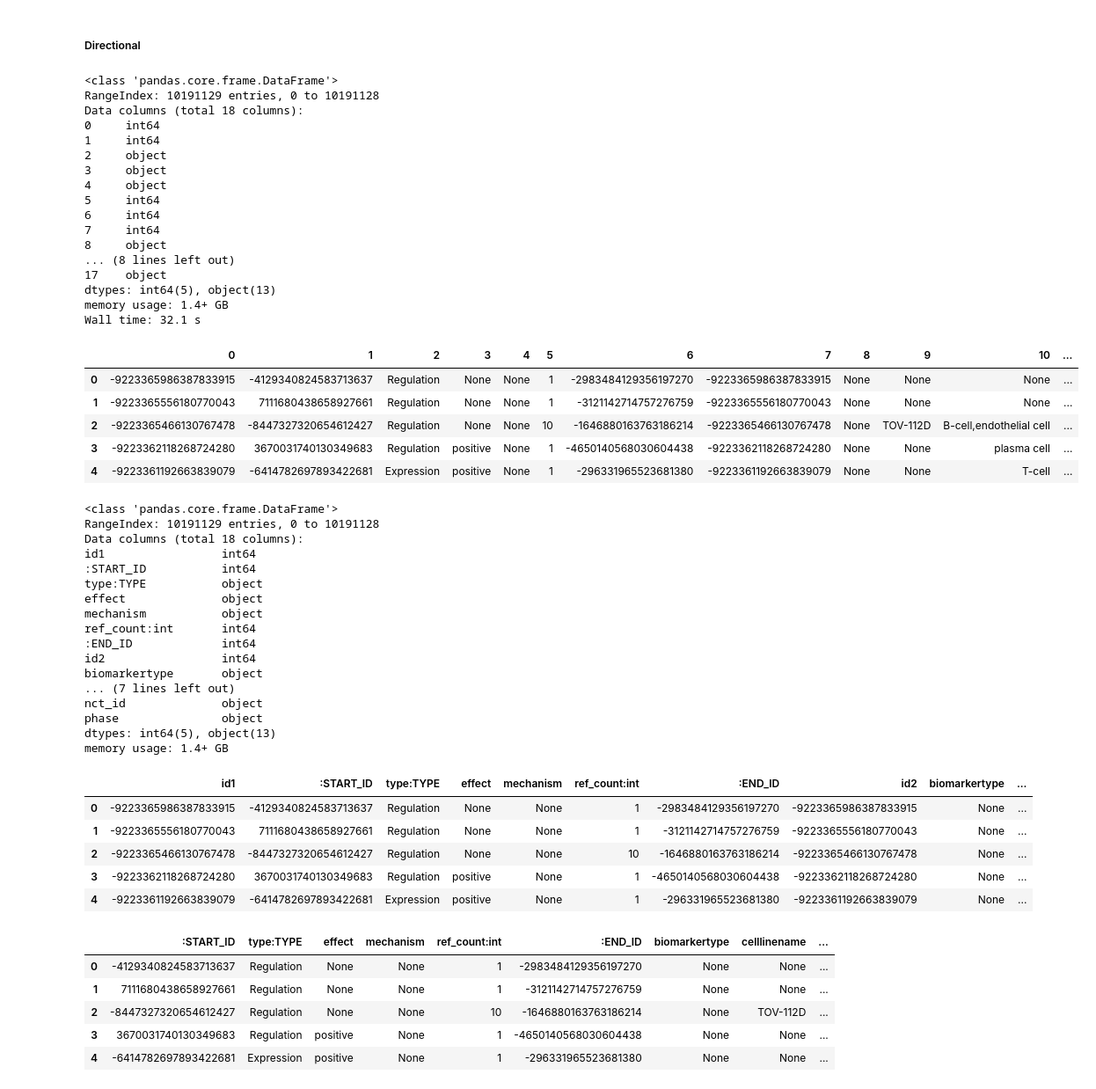
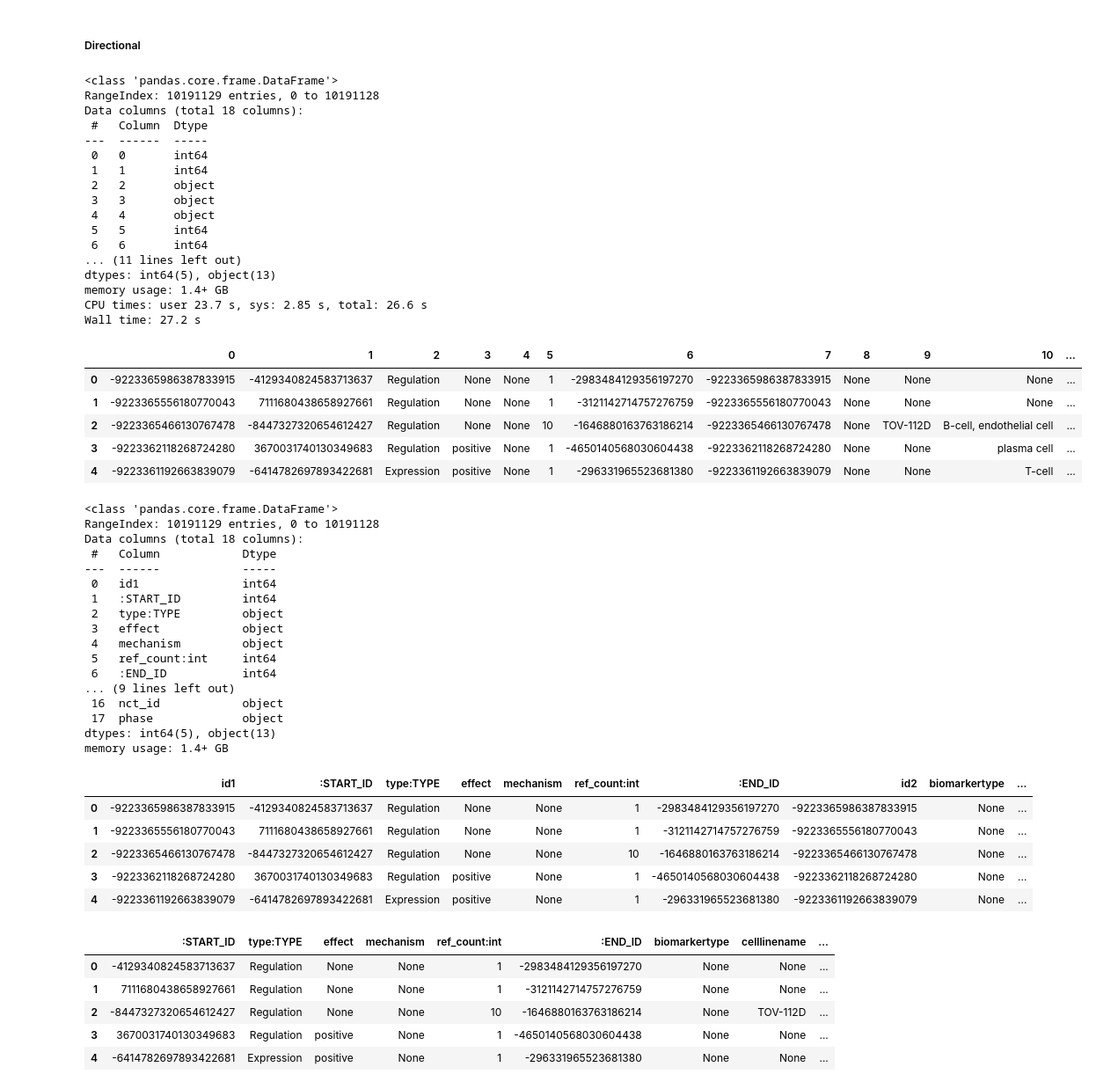
Before and after one commit to egilber/csl-behring, a Jupyter notebook: notebooks/1.0_resnet_data_for_Neo4j.ipynb, the cells around one changed output. Shown at 88% size. Cells and saved outputs as stored; diff of their text form; code cells hidden in the pictures.

```diff
--- a/notebooks/1.0_resnet_data_for_Neo4j.ipynb
+++ b/notebooks/1.0_resnet_data_for_Neo4j.ipynb
@@ -300,31 +295,31 @@ df_birect_1.to_pickle('./data/processed/bidirectional_df.pkl')
 # %%
 %%time
 
-df_direct=pd.read_csv('./data/interim/relations_query_csl_test.txt', sep='|', header=None, encoding='utf-8')
+df_direct=pd.read_csv('./data/processed/relations_query_csl.txt', sep='|', header=None, encoding='utf-8')
 
 df_direct.info(); df_direct.head()
 # %% [output]
 <class 'pandas.core.frame.DataFrame'>
 RangeIndex: 10191129 entries, 0 to 10191128
 Data columns (total 18 columns):
-0     int64
-1     int64
-2     object
-3     object
-4     object
-5     int64
-6     int64
-7     int64
-8     object
-... (8 lines left out)
-17    object
+ #   Column  Dtype
+---  ------  -----
+ 0   0       int64
+ 1   1       int64
+ 2   2       object
+ 3   3       object
+ 4   4       object
+ 5   5       int64
+ 6   6       int64
+... (11 lines left out)
 dtypes: int64(5), object(13)
 memory usage: 1.4+ GB
-Wall time: 32.1 s
+CPU times: user 23.7 s, sys: 2.85 s, total: 26.6 s
+Wall time: 27.2 s
 |  | 0 | 1 | 2 | 3 | 4 | 5 | 6 | 7 | 8 | 9 | 10 | ... |
 | 0 | -9223365986387833915 | -4129340824583713637 | Regulation | None | None | 1 | -2983484129356197270 | -9223365986387833915 | None | None | None | ... |
 | 1 | -9223365556180770043 | 7111680438658927661 | Regulation | None | None | 1 | -3121142714757276759 | -9223365556180770043 | None | None | None | ... |
-| 2 | -9223365466130767478 | -8447327320654612427 | Regulation | None | None | 10 | -1646880163763186214 | -9223365466130767478 | None | TOV-112D | B-cell,endothelial cell | ... |
+| 2 | -9223365466130767478 | -8447327320654612427 | Regulation | None | None | 10 | -1646880163763186214 | -9223365466130767478 | None | TOV-112D | B-cell, endothelial cell | ... |
 | 3 | -9223362118268724280 | 3670031740130349683 | Regulation | positive | None | 1 | -4650140568030604438 | -9223362118268724280 | None | None | plasma cell | ... |
 | 4 | -9223361192663839079 | -6414782697893422681 | Expression | positive | None | 1 | -296331965523681380 | -9223361192663839079 | None | None | T-cell | ... |
 # %%
@@ -332,23 +327,23 @@ df_rel.columns=['id1', ':START_ID', 'type:TYPE', 'effect', 'mechanism', 'ref_cou
             'biomarkertype', 'celllinename', 'celltype', 'changetype', 'organ', 'organism', 'quantitativetype', \
             'tissue', 'nct_id', 'phase']
 # %%
-df_rel.info(); df_rel.head()
+df_direct.info(); df_direct.head()
 # %% [output]
 <class 'pandas.core.frame.DataFrame'>
 RangeIndex: 10191129 entries, 0 to 10191128
 Data columns (total 18 columns):
-id1                 int64
-:START_ID           int64
-type:TYPE           object
-effect              object
-mechanism           object
-ref_count:int       int64
-:END_ID             int64
-id2                 int64
-biomarkertype       object
-... (7 lines left out)
-nct_id              object
-phase               object
+ #   Column            Dtype
+---  ------            -----
+ 0   id1               int64
+ 1   :START_ID         int64
+ 2   type:TYPE         object
+ 3   effect            object
+ 4   mechanism         object
+ 5   ref_count:int     int64
+ 6   :END_ID           int64
+... (9 lines left out)
+ 16  nct_id            object
+ 17  phase             object
 dtypes: int64(5), object(13)
 memory usage: 1.4+ GB
 |  | id1 | :START_ID | type:TYPE | effect | mechanism | ref_count:int | :END_ID | id2 | biomarkertype | ... |
```
Also changed, not shown: parts of 47 cells of this notebook.
